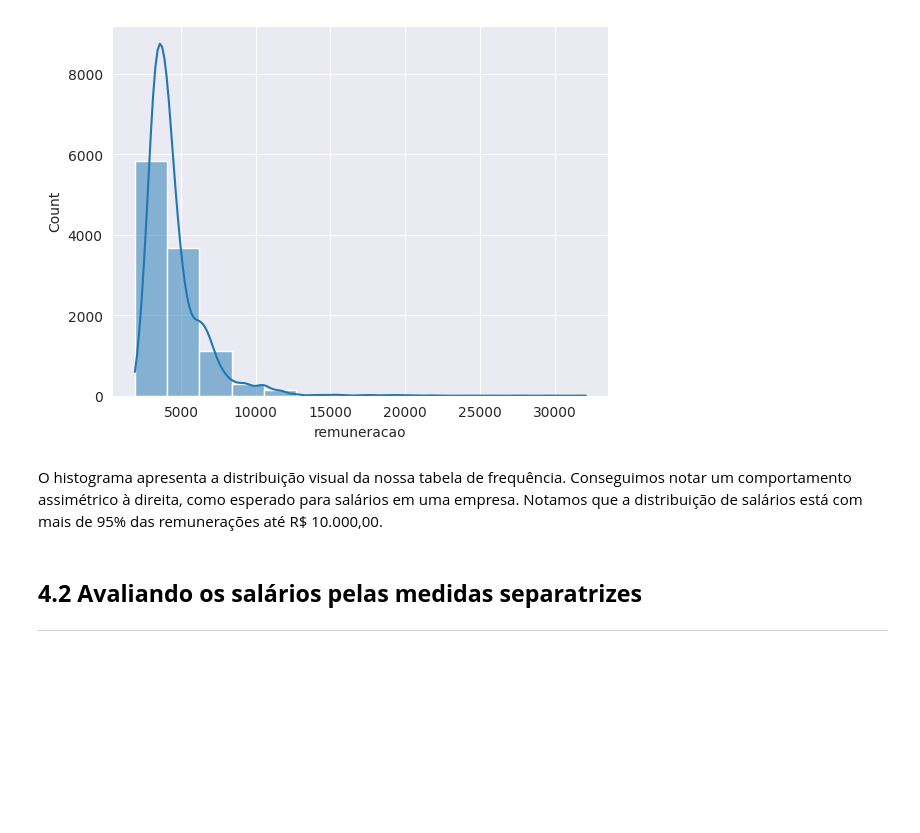
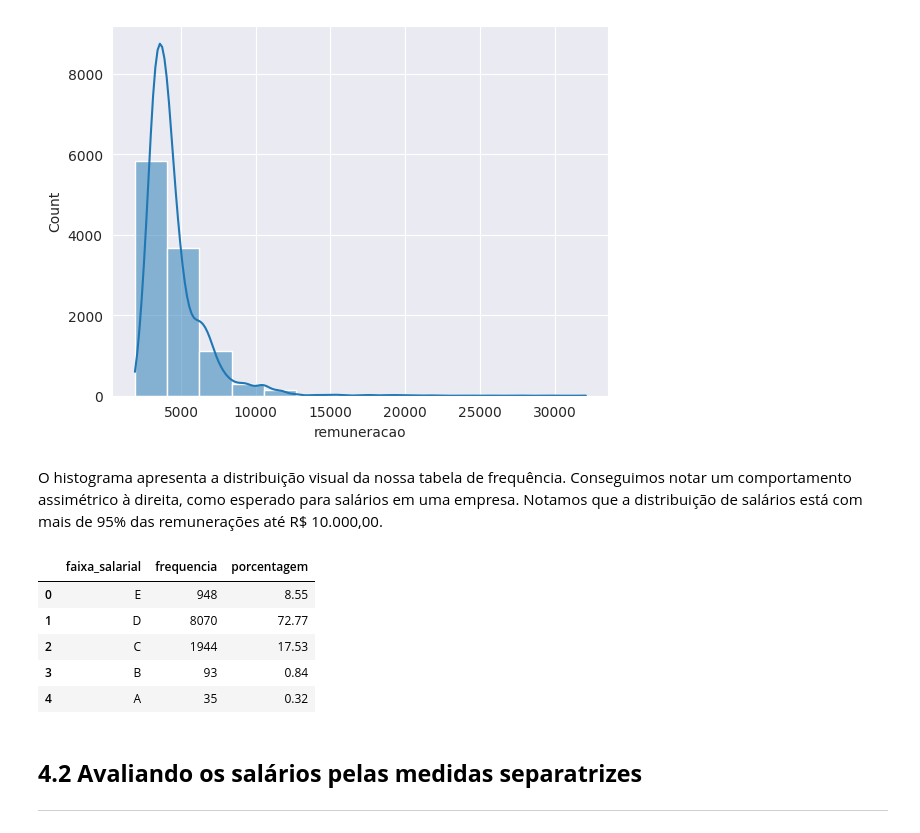
Before and after one commit to lggugs/python, a Jupyter notebook: python_frequencias_e_medidas.ipynb, the cells around one changed output. Saved outputs shown, nothing was run; the diff lists cells and outputs as text; code cells hidden in the pictures; blank space fills up the shorter version.

Commit message:
Distribuindo os salários dos colaboradores por faixas personalizadas

```diff
--- a/python_frequencias_e_medidas.ipynb
+++ b/python_frequencias_e_medidas.ipynb
@@ -1300,6 +1300,39 @@ plt.show()
 # %% [markdown]
 O histograma apresenta a distribuição visual da nossa tabela de frequência. Conseguimos notar um comportamento assimétrico à direita, como esperado para salários em uma empresa.
 Notamos que a distribuição de salários está com mais de 95% das remunerações até R\$ 10.000,00.
+# %%
+# ---- Distribuindo os salários dos colaboradores por faixas personalizadas ----
+
+# Definir salário mínimo
+sm = 1412
+
+# Definir os valores das classes de salários
+classes = [colaboradores['remuneracao'].min(), sm * 2, sm * 4, sm * 8, sm * 12, colaboradores['remuneracao'].max()]
+
+
+# Definir os nomes das classes de salários
+labels = ['E', 'D', 'C', 'B', 'A']
+
+# Criar as faixas salariais
+colaboradores['faixa_salarial'] = pd.cut(colaboradores['remuneracao'], bins=classes, labels=labels, right=True, include_lowest=True)
+colaboradores
+
+
+# Tabela de frquências das faixas salariais
+frequencies = colaboradores['faixa_salarial'].value_counts().sort_values()
+
+# Agrupar por faixa salarial
+classes_salariais = colaboradores.groupby('faixa_salarial', observed=False).size().reset_index(name='frequencia')
+
+# Calcular percentual
+classes_salariais['porcentagem'] = round((classes_salariais['frequencia'] / len(colaboradores)) * 100, 2)
+# %% [output]
+|  | faixa_salarial | frequencia | porcentagem |
+| 0 | E | 948 | 8.55 |
+| 1 | D | 8070 | 72.77 |
+| 2 | C | 1944 | 17.53 |
+| 3 | B | 93 | 0.84 |
+| 4 | A | 35 | 0.32 |
 # %% [markdown]
 ## **4.2 Avaliando os salários pelas medidas separatrizes**
 
```
